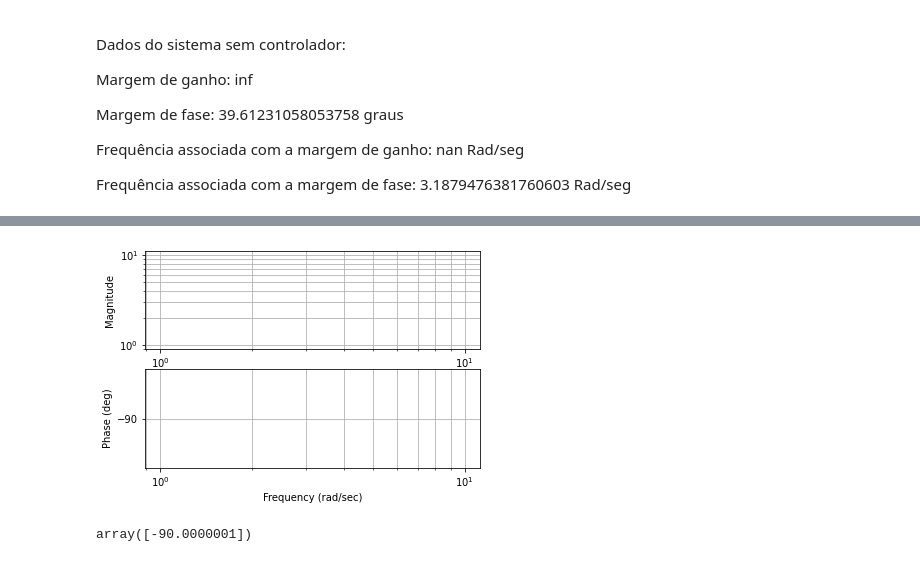
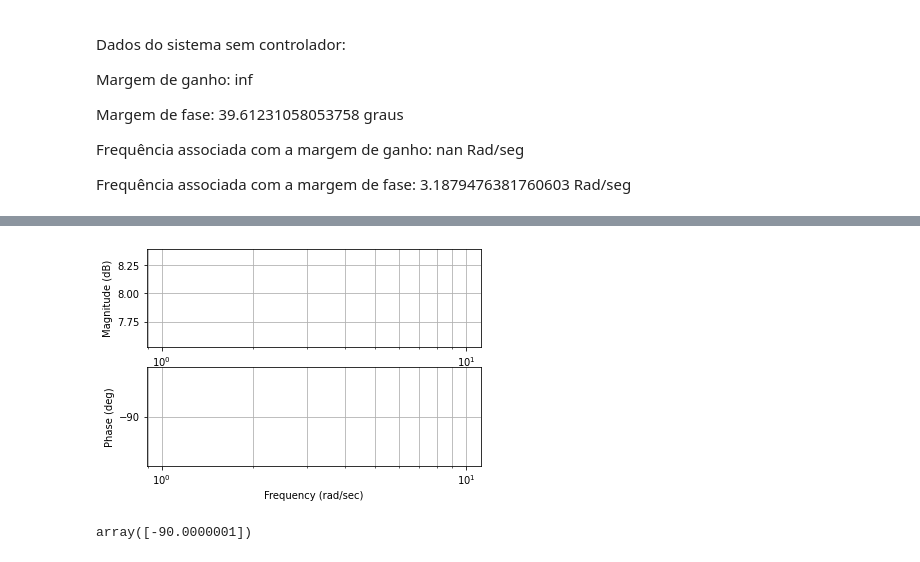
Before and after one commit to JoaoYukio/PCO119, a Jupyter notebook: Atividade 5/Atividade5.ipynb, the cells around one changed output, grey strips where cells are left out. Cells and saved outputs as stored; diff of their text form; code cells hidden in the pictures.

```diff
--- a/Atividade 5/Atividade5.ipynb
+++ b/Atividade 5/Atividade5.ipynb
@@ -143,7 +148,7 @@ a0 = 0.8
 # %%
-magJW, phase, omega = control.bode(Gs, omega = 2)
+magJW, phase, omega = control.bode(Gs, dB =True,omega = 2)
 # %% [output]
-[figure, old version]
+[figure, new version]
 # %%
 phase * (180 / 3.14159265)
 # %% [output]
```
Also changed, not shown: parts of 9 cells of this notebook.
